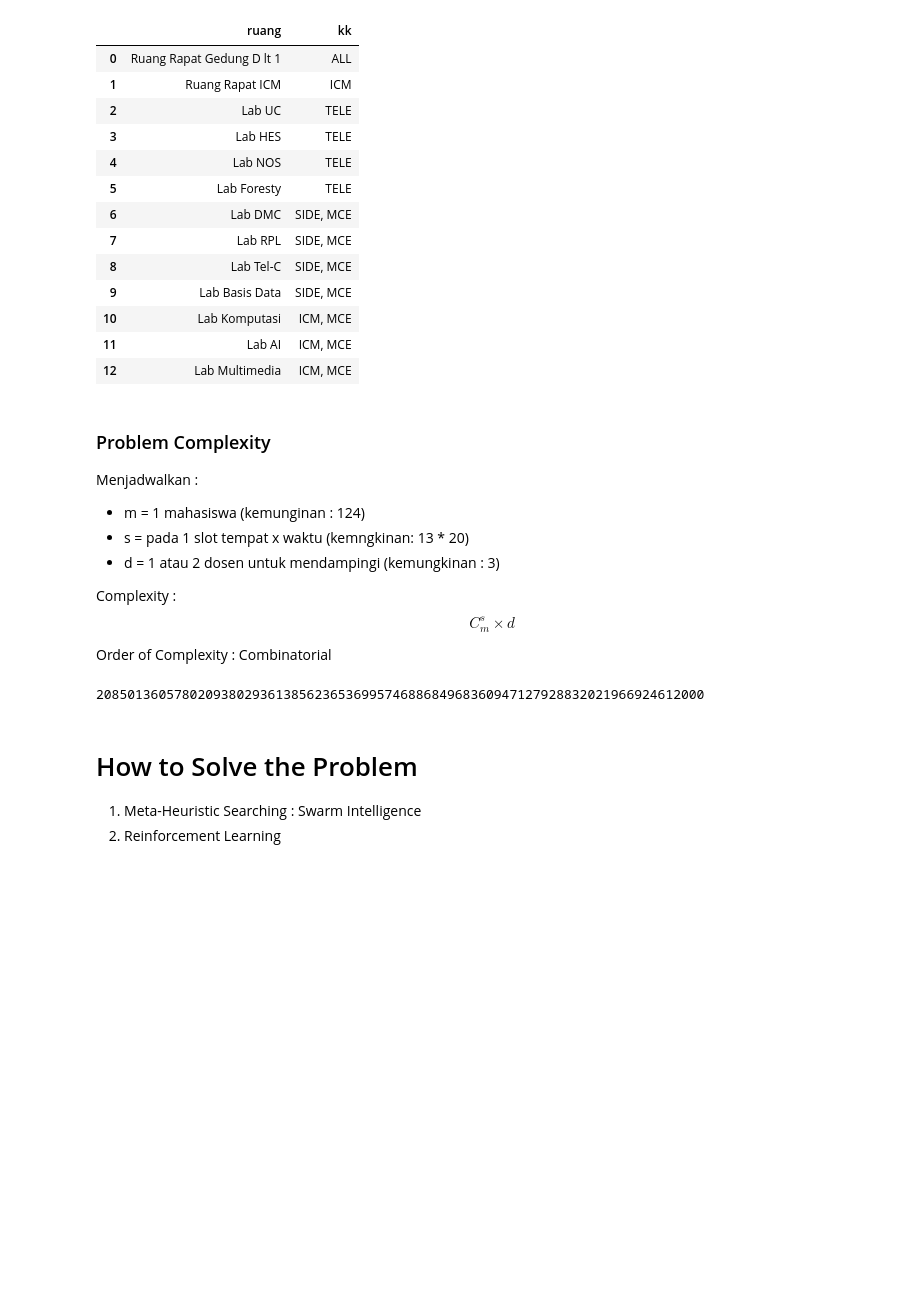
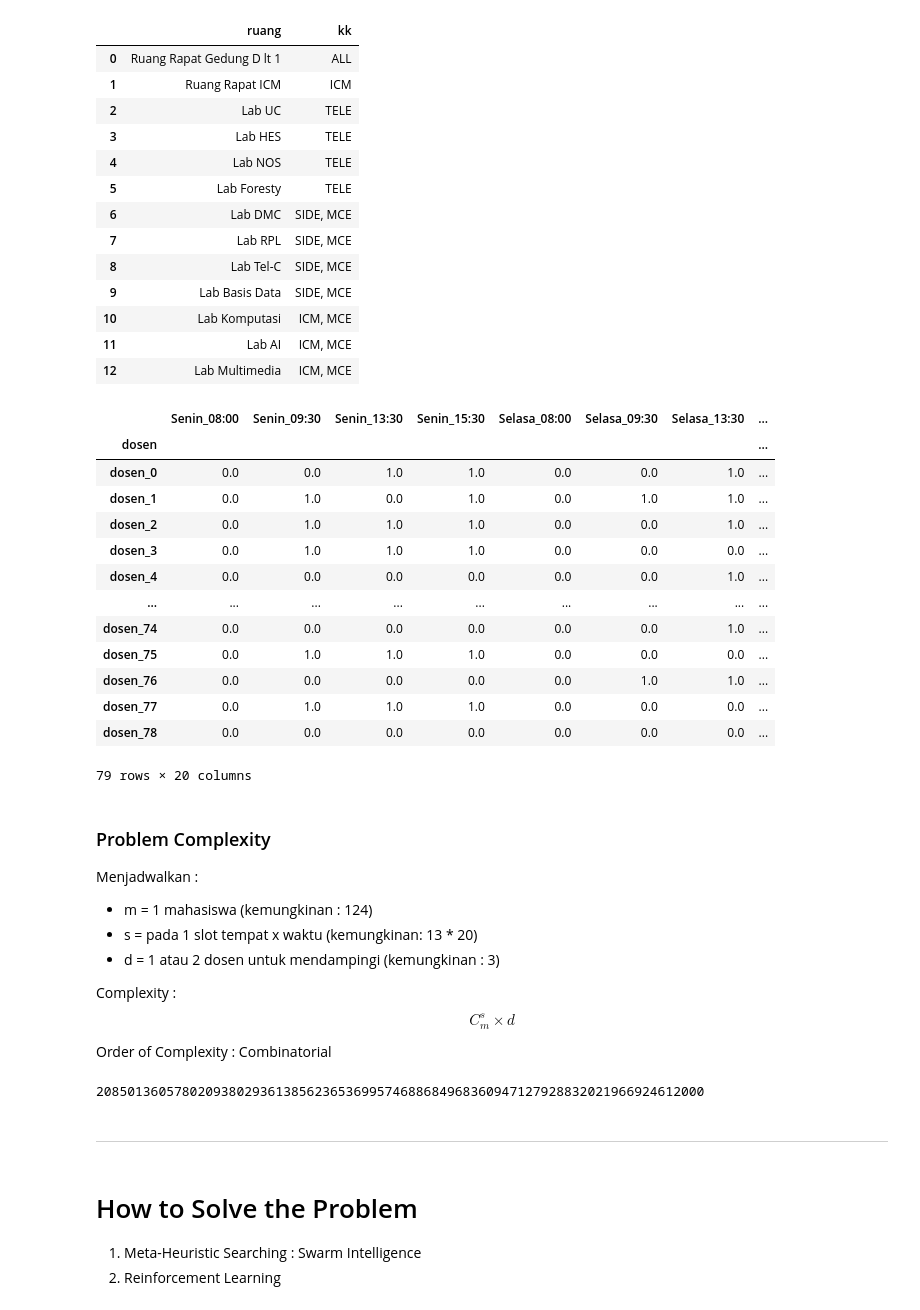
Before and after one commit to iqbalbasyar/task-scheduling, a Jupyter notebook: Problem Modeling.ipynb, the cells around one changed output. Drawn from its saved outputs; the diff is of its cells as text; code cells hidden in the pictures; blank space fills up the shorter version.

```diff
--- a/Problem Modeling.ipynb
+++ b/Problem Modeling.ipynb
@@ -56,11 +78,28 @@ ruang
 | 10 | Lab Komputasi | ICM, MCE |
 | 11 | Lab AI | ICM, MCE |
 | 12 | Lab Multimedia | ICM, MCE |
+# %%
+jdw
+# %% [output]
+|  | Senin_08:00 | Senin_09:30 | Senin_13:30 | Senin_15:30 | Selasa_08:00 | Selasa_09:30 | Selasa_13:30 | ... |
+| dosen |  |  |  |  |  |  |  | ... |
+| dosen_0 | 0.0 | 0.0 | 1.0 | 1.0 | 0.0 | 0.0 | 1.0 | ... |
+| dosen_1 | 0.0 | 1.0 | 0.0 | 1.0 | 0.0 | 1.0 | 1.0 | ... |
+| dosen_2 | 0.0 | 1.0 | 1.0 | 1.0 | 0.0 | 0.0 | 1.0 | ... |
+| dosen_3 | 0.0 | 1.0 | 1.0 | 1.0 | 0.0 | 0.0 | 0.0 | ... |
+| dosen_4 | 0.0 | 0.0 | 0.0 | 0.0 | 0.0 | 0.0 | 1.0 | ... |
+| ... | ... | ... | ... | ... | ... | ... | ... | ... |
+| dosen_74 | 0.0 | 0.0 | 0.0 | 0.0 | 0.0 | 0.0 | 1.0 | ... |
+| dosen_75 | 0.0 | 1.0 | 1.0 | 1.0 | 0.0 | 0.0 | 0.0 | ... |
+| dosen_76 | 0.0 | 0.0 | 0.0 | 0.0 | 0.0 | 1.0 | 1.0 | ... |
+| dosen_77 | 0.0 | 1.0 | 1.0 | 1.0 | 0.0 | 0.0 | 0.0 | ... |
+| dosen_78 | 0.0 | 0.0 | 0.0 | 0.0 | 0.0 | 0.0 | 0.0 | ... |
+79 rows × 20 columns
 # %% [markdown]
 ### Problem Complexity
 Menjadwalkan :
-- m = 1 mahasiswa (kemunginan : 124)
-- s = pada 1 slot tempat x waktu (kemngkinan: 13 * 20)
+- m = 1 mahasiswa (kemungkinan : 124)
+- s = pada 1 slot tempat x waktu (kemungkinan: 13 * 20)
 - d = 1 atau 2 dosen untuk mendampingi (kemungkinan : 3)
 
 Complexity : $$ C_{m}^s \times d$$
@@ -87,3 +112,5 @@ jdw.columns = jdw.columns.map('_'.join)
+# %% [markdown]
+___
 # %% [markdown]
 # How to Solve the Problem
 1. Meta-Heuristic Searching : Swarm Intelligence
```
Also changed, not shown: parts of 15 cells of this notebook, 3 other files.
